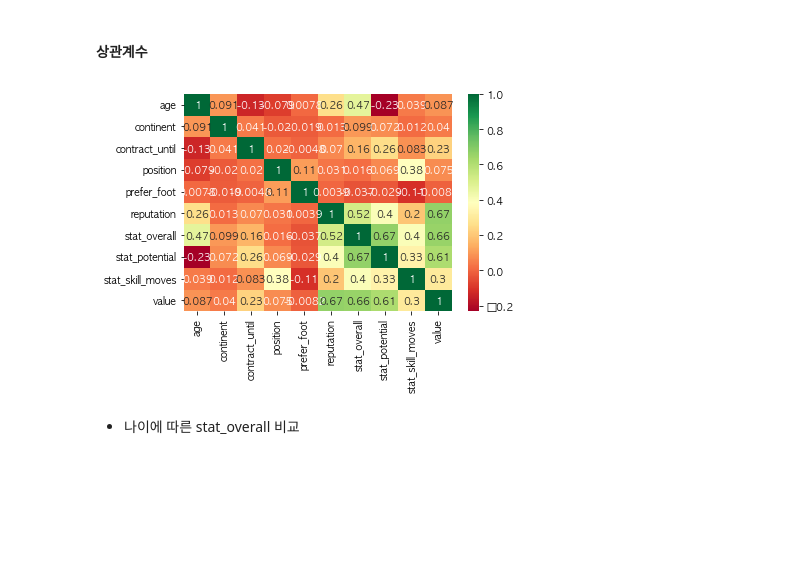
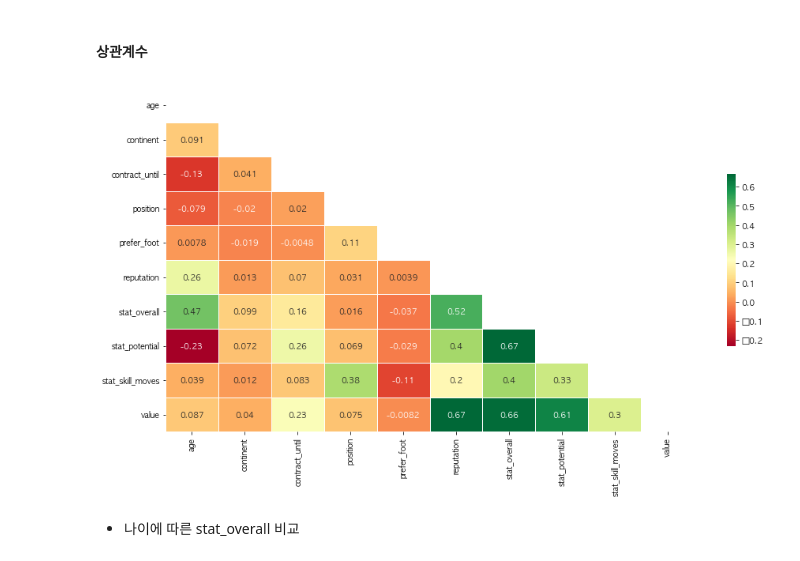
Before and after one commit to lee-jong-gu/DACON-fifa-value, a Jupyter notebook: eda practice.ipynb, the cells around one changed output. Saved outputs shown, nothing was run; the diff lists cells and outputs as text; code cells hidden in the pictures; blank space fills up the shorter version.

```diff
--- a/eda practice.ipynb
+++ b/eda practice.ipynb
@@ -624,11 +816,19 @@ plt.show()
 # %%
 object_le = LabelEncoder()
 train_copy[['continent','position','prefer_foot']] = train_copy[['continent','position','prefer_foot']].apply(object_le.fit_transform)
 
-sns.heatmap(train_copy.corr(),cmap='RdYlGn',annot=True)
+plt.figure(figsize=(15,8))
+mask = np.zeros_like(train_copy.corr())
+mask[np.triu_indices_from(mask)] = True
+sns.heatmap(train_copy.corr(),cmap='RdYlGn',
+            annot=True, # 실제값 표시
+            mask=mask,  # 표시하지 않을 마스크 부분 지정
+            linewidths=.5, # 경계면 실선 구분
+            cbar_kws={'shrink':.5}) # 컬러바 절반으로 줄이기
+
 plt.show()
 # %% [output]
-[figure, old version]
+[figure, new version]
 # %% [markdown]
 * 나이에 따른 stat_overall 비교
 # %%
```
Also changed, not shown: parts of 61 cells of this notebook.
